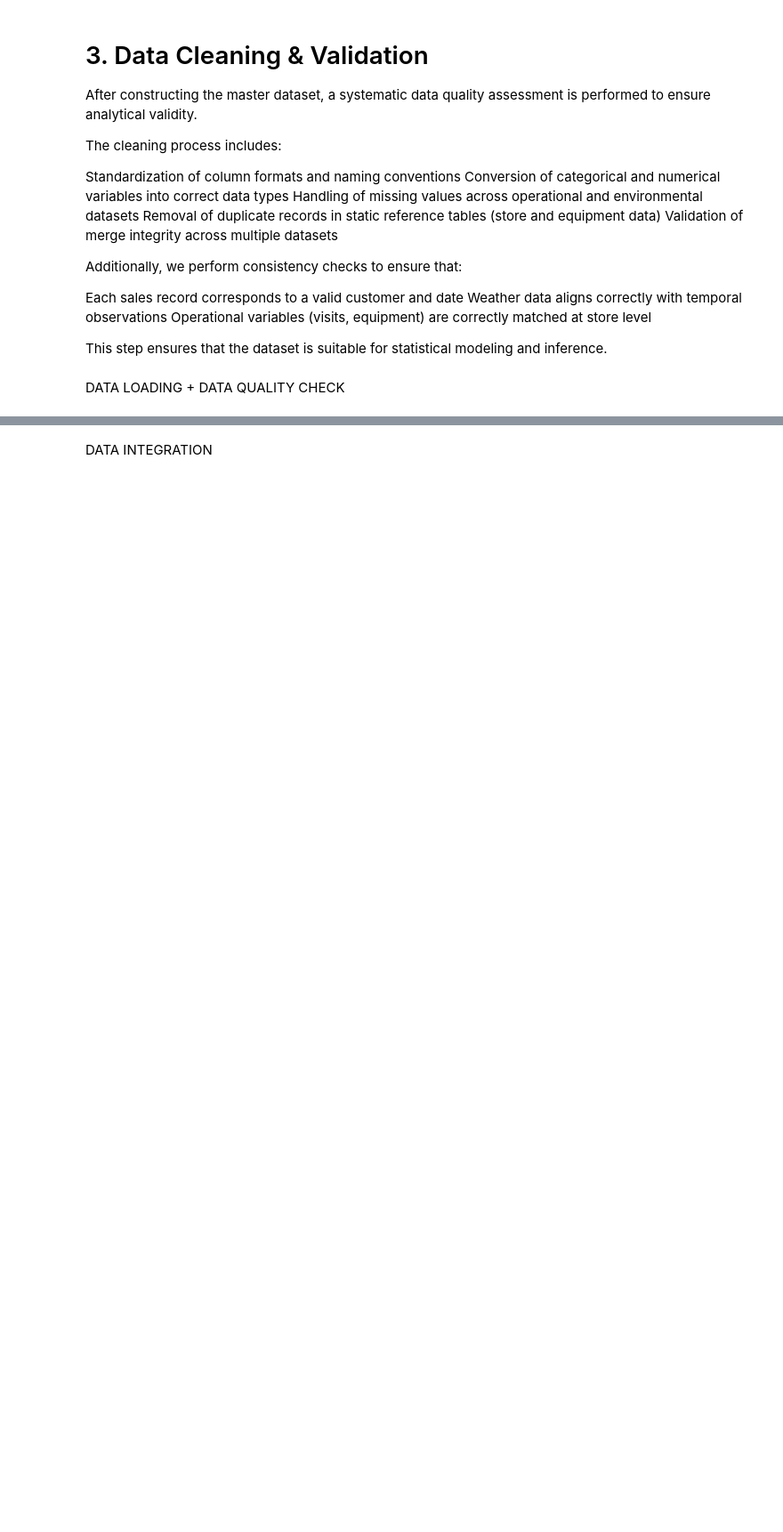
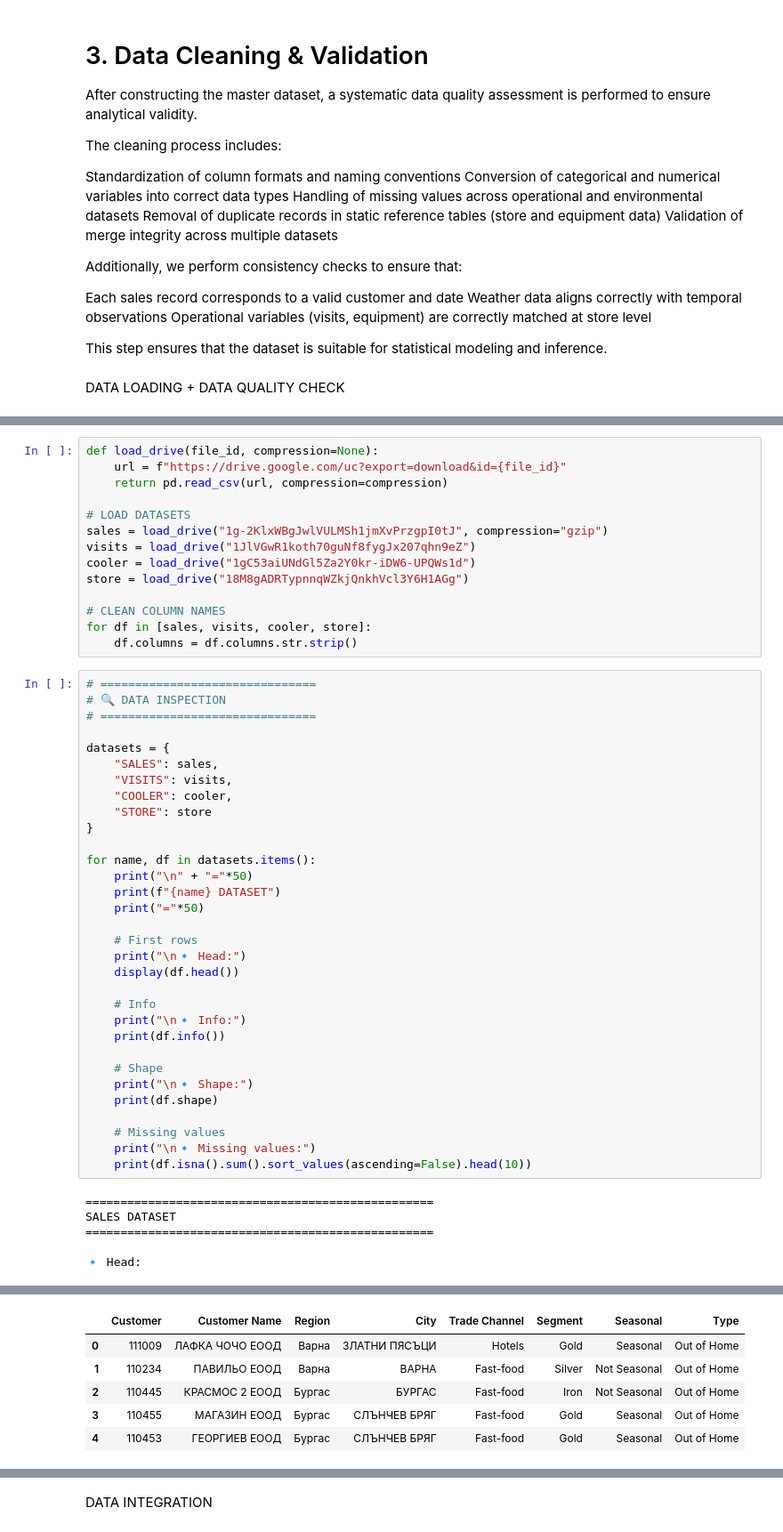
Before and after one commit to BobbySU/Data-Science, a Jupyter notebook: Final Exam Project/New Project 2026.ipynb, the cells around one changed output, grey strips where cells are left out. Shown at 89% size. Saved outputs shown, nothing was run; the diff lists cells and outputs as text; blank space fills up the shorter version.

Commit message:
Loading data sets from Google Drive

```diff
--- a/Final Exam Project/New Project 2026.ipynb
+++ b/Final Exam Project/New Project 2026.ipynb
@@ -115,0 +120,52 @@ import matplotlib.pyplot as plt
+# %%
+def load_drive(file_id, compression=None):
+    url = f"https://drive.google.com/uc?export=download&id={file_id}"
+    return pd.read_csv(url, compression=compression)
+
+# LOAD DATASETS
+sales = load_drive("1g-2KlxWBgJwlVULMSh1jmXvPrzgpI0tJ", compression="gzip")
+visits = load_drive("1JlVGwR1koth70guNf8fygJx207qhn9eZ")
+cooler = load_drive("1gC53aiUNdGl5Za2Y0kr-iDW6-UPQWs1d")
+store = load_drive("18M8gADRTypnnqWZkjQnkhVcl3Y6H1AGg")
+
+# CLEAN COLUMN NAMES
+for df in [sales, visits, cooler, store]:
+    df.columns = df.columns.str.strip()
+# %%
+# ===============================
+# 🔍 DATA INSPECTION
+# ===============================
+
+datasets = {
+    "SALES": sales,
+    "VISITS": visits,
+    "COOLER": cooler,
+    "STORE": store
+}
+
+for name, df in datasets.items():
+    print("\n" + "="*50)
+    print(f"{name} DATASET")
+    print("="*50)
+
+    # First rows
+    print("\n🔹 Head:")
+    display(df.head())
+
+    # Info
+    print("\n🔹 Info:")
+    print(df.info())
+
+    # Shape
+    print("\n🔹 Shape:")
+    print(df.shape)
+
+    # Missing values
+    print("\n🔹 Missing values:")
+    print(df.isna().sum().sort_values(ascending=False).head(10))
+# %% [output]
+==================================================
+SALES DATASET
+==================================================
+
+🔹 Head:
@@ -115,0 +195,6 @@ import matplotlib.pyplot as plt
+|  | Customer | Customer Name | Region | City | Trade Channel | Segment | Seasonal | Тype |
+| 0 | 111009 | ЛАФКА ЧОЧО ЕООД | Варна | ЗЛАТНИ ПЯСЪЦИ | Hotels | Gold | Seasonal | Out of Home |
+| 1 | 110234 | ПАВИЛЬО ЕООД | Варна | ВАРНА | Fast-food | Silver | Not Seasonal | Out of Home |
+| 2 | 110445 | КРАСМОС 2 ЕООД | Бургас | БУРГАС | Fast-food | Iron | Not Seasonal | Out of Home |
+| 3 | 110455 | МАГАЗИН ЕООД | Бургас | СЛЪНЧЕВ БРЯГ | Fast-food | Gold | Seasonal | Out of Home |
+| 4 | 110453 | ГЕОРГИЕВ ЕООД | Бургас | СЛЪНЧЕВ БРЯГ | Fast-food | Gold | Seasonal | Out of Home |
```
Also changed, not shown: parts of 9 cells of this notebook.
